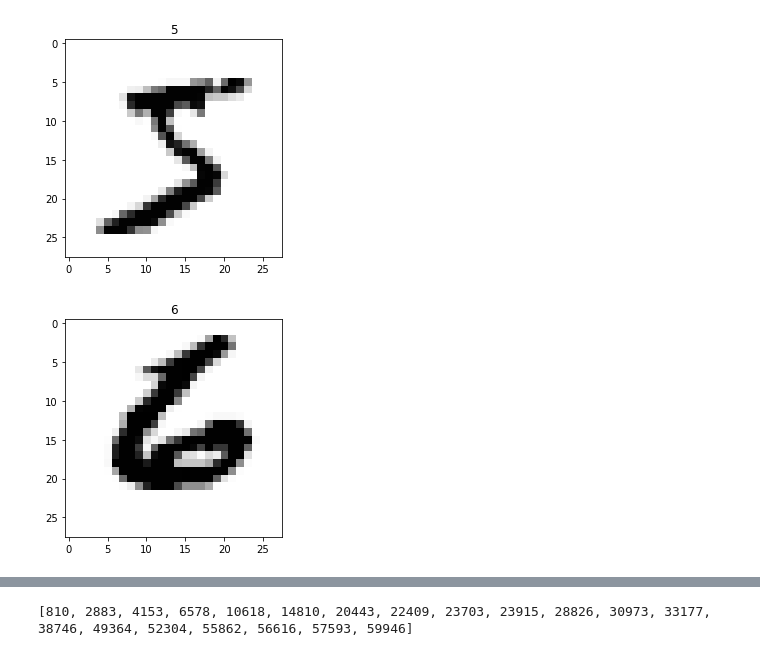
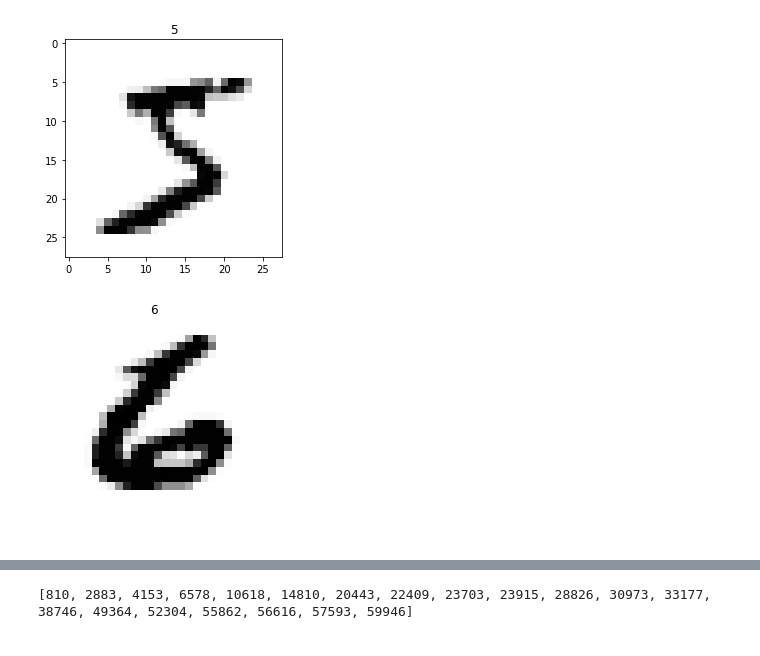
Before and after one commit to ai7dnn/2021-AI-for-everyone, a Jupyter notebook: code/21_5_mnist_basic.ipynb, the cells around one changed output, grey strips where cells are left out. Drawn from its saved outputs; the diff is of its cells as text; code cells hidden in the pictures.

```diff
--- a/code/21_5_mnist_basic.ipynb
+++ b/code/21_5_mnist_basic.ipynb
@@ -141,11 +141,12 @@ plt.imshow(x_train[n], cmap='Greys');
 # %%
 n = len(y_test)-1
 ttl = str(y_test[n])
 plt.figure(figsize=(6, 4))
 plt.title(ttl)
+plt.axis("off")
 plt.imshow(x_test[n], cmap='Greys');
 # %% [output]
-[figure, old version]
+[figure, new version]
 # %%
 ###############################################
 # MNIST 데이터(훈련, 테스트)의 내부 첫 내용을 그려보자.
```
Also changed, not shown: parts of 3 cells of this notebook.
